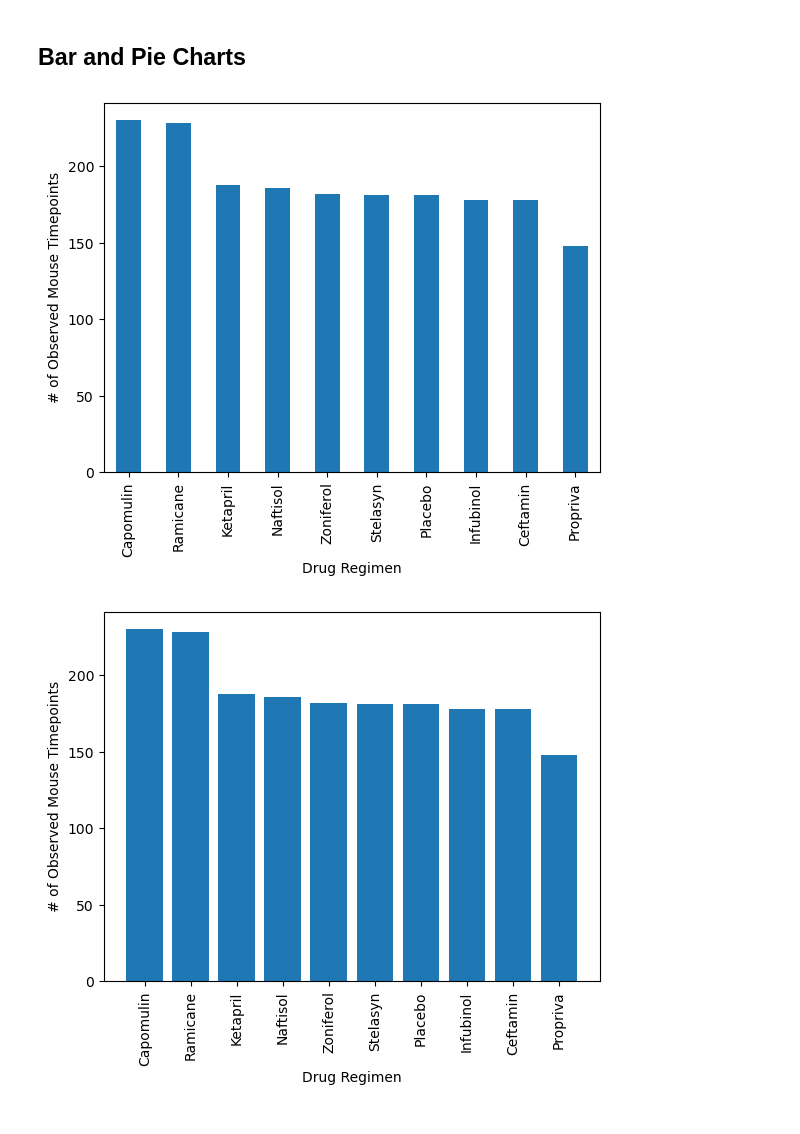
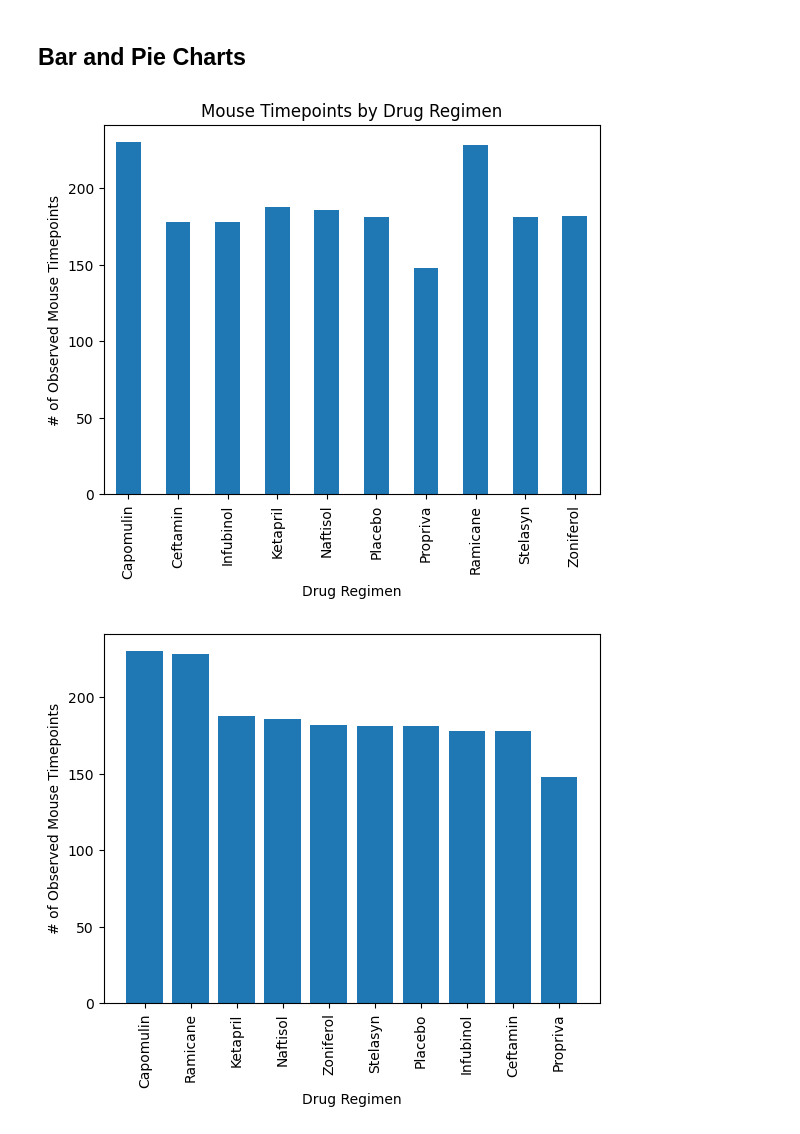
Before and after one commit to dbkisch/Data-Visualization, a Jupyter notebook: Pymaceuticals/pymaceuticals.ipynb, the cells around one changed output. Cells and saved outputs as stored; diff of their text form; code cells hidden in the pictures.

Commit message:
completed pandas bar and pie charts

```diff
--- a/Pymaceuticals/pymaceuticals.ipynb
+++ b/Pymaceuticals/pymaceuticals.ipynb
@@ -141,8 +141,13 @@ summary
 ## Bar and Pie Charts
 # %%
 # Generate a bar plot showing the total number of rows (Mouse ID/Timepoints) for each drug regimen using Pandas.
+timepts_by_drug = clean_mouse_study_results.groupby("Drug Regimen")["Timepoint"].count()
+
+timepts_by_drug.plot(kind="bar",title = "Mouse Timepoints by Drug Regimen",
+                     xlabel = "Drug Regimen", ylabel = "# of Observed Mouse Timepoints")
+plt.show()
 # %% [output]
-[figure, old version]
+[figure, new version]
 # %%
 # Generate a bar plot showing the total number of rows (Mouse ID/Timepoints) for each drug regimen using pyplot.
 # %% [output]
```
Also changed, not shown: parts of 2 cells of this notebook.
